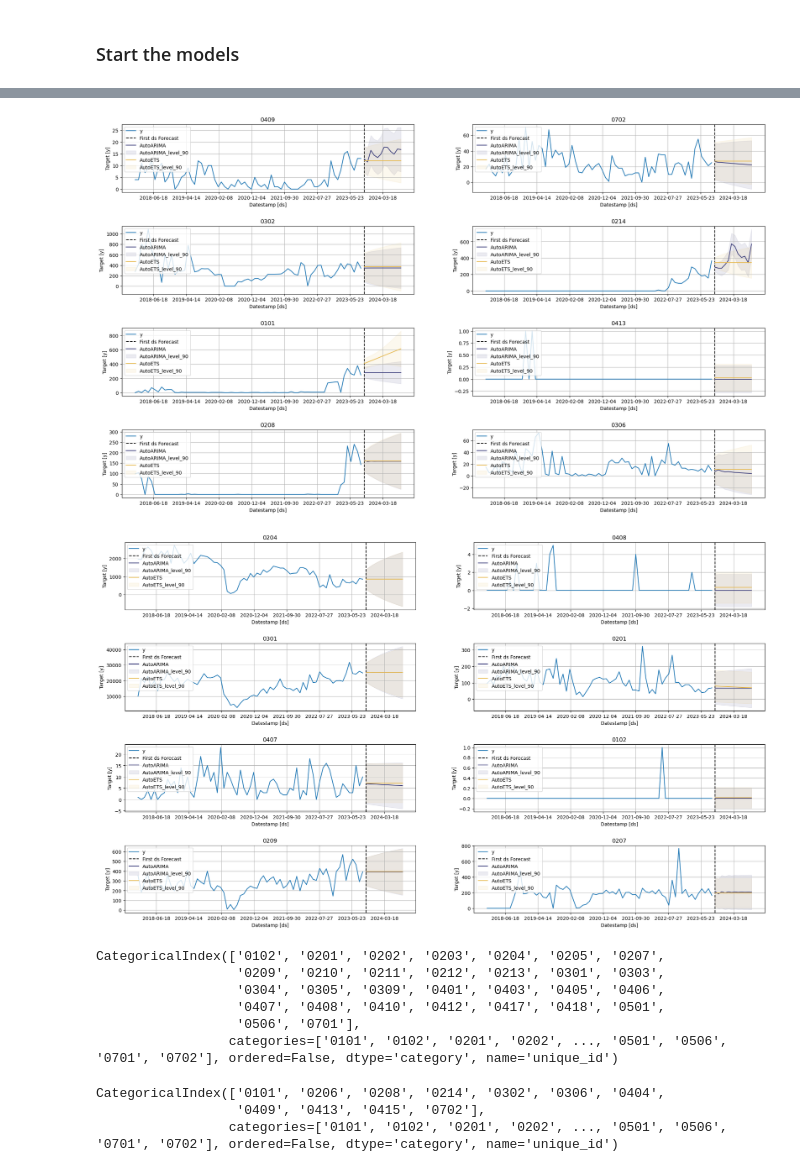
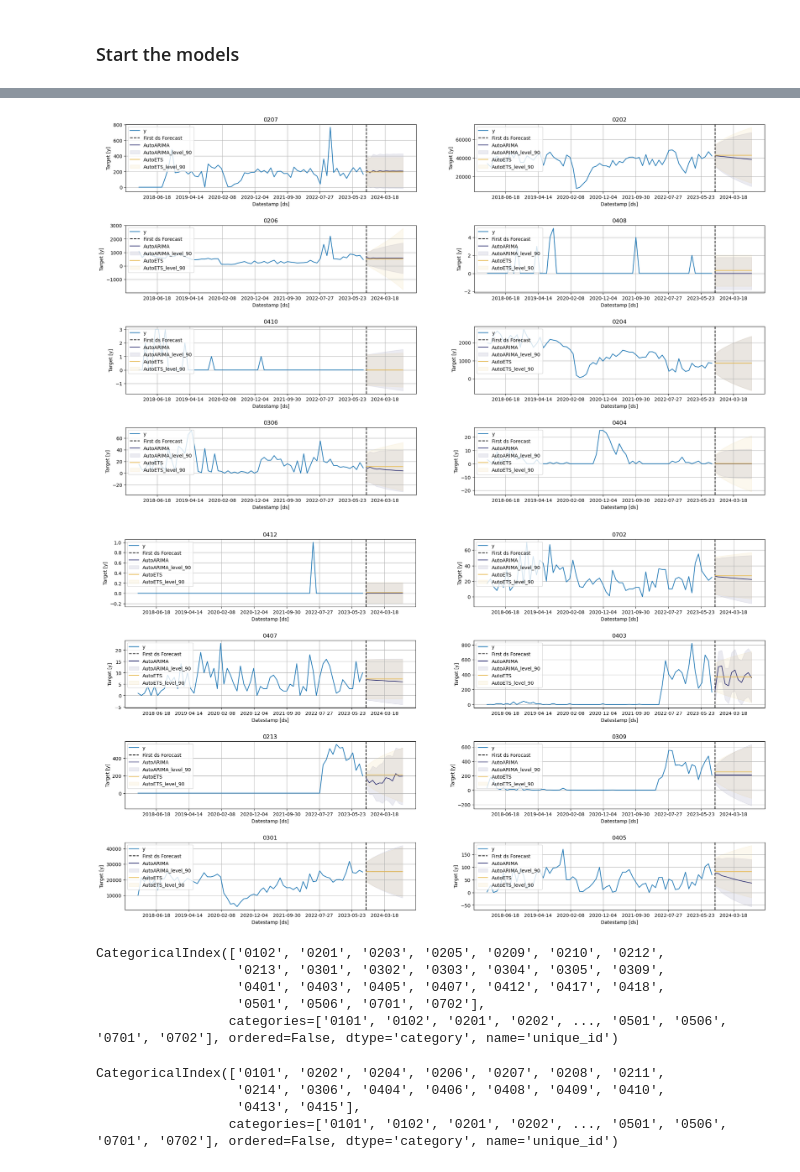
Before and after one commit to brunorvn/nlp-medication-prescriber, a Jupyter notebook: HC/tcc_brvn/notebooks/05-brvn-forecast-full-dataset.ipynb, the cells around one changed output, grey strips where cells are left out. Cells and saved outputs as stored; diff of their text form; code cells hidden in the pictures.

```diff
--- a/HC/tcc_brvn/notebooks/05-brvn-forecast-full-dataset.ipynb
+++ b/HC/tcc_brvn/notebooks/05-brvn-forecast-full-dataset.ipynb
@@ -12,32 +11,0 @@ import scipy.stats as stats
-# %%
-import matplotlib.pyplot as plt
-import seaborn as sns
-from statsmodels.graphics.tsaplots import plot_acf
-from statsmodels.graphics.tsaplots import plot_pacf
-
-from utilsforecast.losses import mse
-from utilsforecast.evaluation import evaluate
-
-# plt.style.use('fivethirtyeight')
-# plt.rcParams['lines.linewidth'] = 1.5
-# dark_style = {
-#     'figure.facecolor': '#212946',
-#     'axes.facecolor': '#212946',
-#     'savefig.facecolor':'#212946',
-#     'axes.grid': True,
-#     'axes.grid.which': 'both',
-#     'axes.spines.left': False,
-#     'axes.spines.right': False,
-#     'axes.spines.top': False,
-#     'axes.spines.bottom': False,
-#     'grid.color': '#2A3459',
-#     'grid.linewidth': '1',
-#     'text.color': '0.9',
-#     'axes.labelcolor': '0.9',
-#     'xtick.color': '0.9',
-#     'ytick.color': '0.9',
-#     'font.size': 12 }
-# plt.rcParams.update(dark_style)
-
-from pylab import rcParams
-rcParams['figure.figsize'] = (18,7)
@@ -117,7 +92,7 @@ sf = StatsForecast(
     n_jobs=-1
 )
 # %%
-forecast_df = sf.forecast(h=12, level=[80])
+forecast_df = sf.forecast(h=12, level=[90])
 forecast_df.head()
 # %% [output]
 |  | ds | AutoARIMA | AutoARIMA-lo-90 | AutoARIMA-hi-90 | AutoETS | AutoETS-lo-90 | AutoETS-hi-90 |
@@ -137,8 +112,8 @@ forecast_df.to_csv(r"C:\Users\brvn\Documents\github\projects\HC\tcc_brvn\data\in
 crossvaldation_df = sf.cross_validation(
     df=df,
     h=12,
-    step_size=24,
-    n_windows=2
+    step_size=12,
+    n_windows=1
   )
 # %%
 crossvaldation_df.head()
@@ -198,25 +181,28 @@ autoarima_ids = evaluation_df.query('best_model == "AutoARIMA"').index
 # %%
 sf.plot(df=df,forecasts_df=forecast_df, unique_ids=autoarima_ids, engine='matplotlib')
 # %% [output]
-[figure, old version]
+[figure, new version]
 # %%
-sf.plot(df=df,forecasts_df=forecast_df, unique_ids=autoets_ids, engine='matplotlib')
+sf.plot(df=df,
+        forecasts_df=forecast_df,
+        unique_ids=autoets_ids,
+        engine='matplotlib')
 # %% [output]
-[figure, old version]
+[figure, new version]
 # %%
 print(autoets_ids)
 # %% [output]
-CategoricalIndex(['0102', '0201', '0202', '0203', '0204', '0205', '0207',
-                  '0209', '0210', '0211', '0212', '0213', '0301', '0303',
-                  '0304', '0305', '0309', '0401', '0403', '0405', '0406',
-                  '0407', '0408', '0410', '0412', '0417', '0418', '0501',
-                  '0506', '0701'],
+CategoricalIndex(['0102', '0201', '0203', '0205', '0209', '0210', '0212',
+                  '0213', '0301', '0302', '0303', '0304', '0305', '0309',
+                  '0401', '0403', '0405', '0407', '0412', '0417', '0418',
+                  '0501', '0506', '0701', '0702'],
                  categories=['0101', '0102', '0201', '0202', ..., '0501', '0506', '0701', '0702'], ordered=False, dtype='category', name='unique_id')
 # %%
 print(autoarima_ids)
 # %% [output]
-CategoricalIndex(['0101', '0206', '0208', '0214', '0302', '0306', '0404',
-                  '0409', '0413', '0415', '0702'],
+CategoricalIndex(['0101', '0202', '0204', '0206', '0207', '0208', '0211',
+                  '0214', '0306', '0404', '0406', '0408', '0409', '0410',
+                  '0413', '0415'],
                  categories=['0101', '0102', '0201', '0202', ..., '0501', '0506', '0701', '0702'], ordered=False, dtype='category', name='unique_id')
 # %%
 def get_best_model_forecast(forecasts_df, evaluation_df):
```
Also changed, not shown: parts of 9 cells of this notebook, 9 other files.
